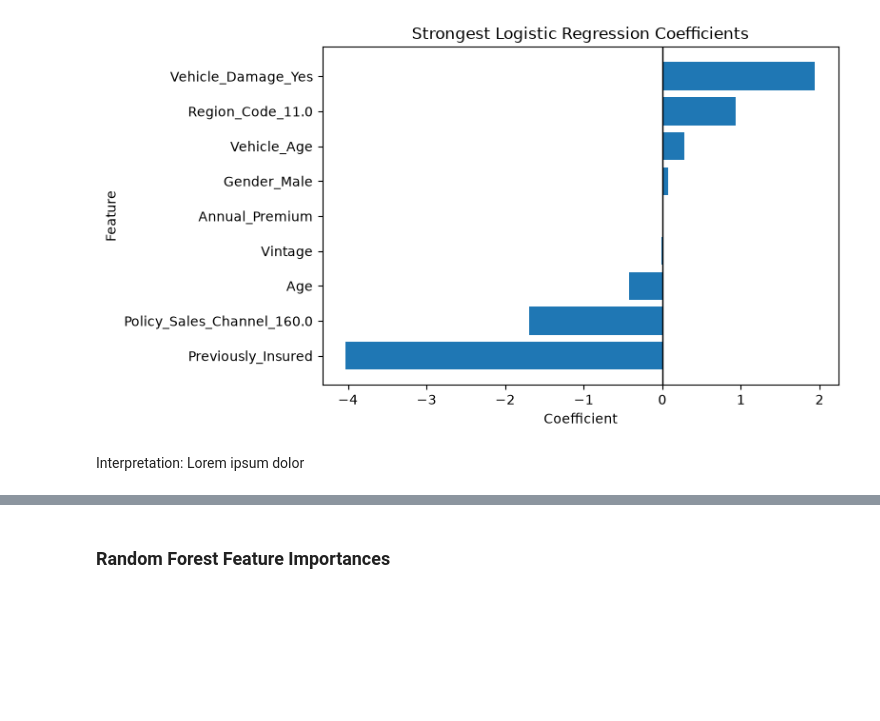
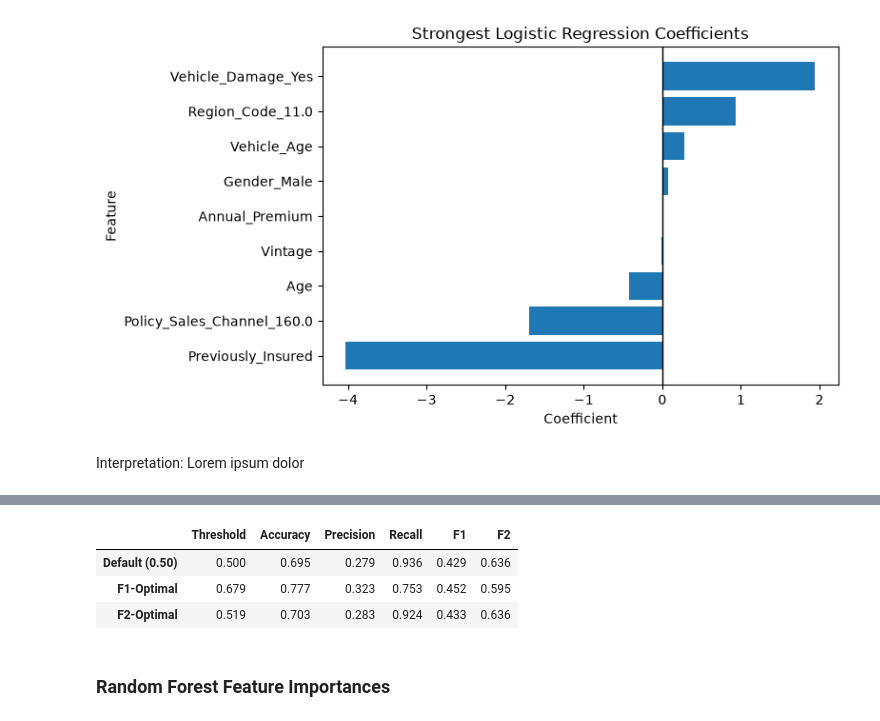
Before and after one commit to asherdata1/health-insurance-cross-sell-prediction, a Jupyter notebook: 02_notebooks/Final_Notebook.ipynb, the cells around one changed output, grey strips where cells are left out. Saved outputs shown, nothing was run; the diff lists cells and outputs as text; code cells hidden in the pictures; blank space fills up the shorter version.

Commit message:
Add F1/F2 threshold optimization and logistic regression evaluation

```diff
--- a/02_notebooks/Final_Notebook.ipynb
+++ b/02_notebooks/Final_Notebook.ipynb
@@ -849,3 +926,50 @@ Interpretation: Lorem ipsum dolor
+# %%
+from sklearn.metrics import (
+    accuracy_score,
+    precision_score,
+    recall_score,
+    f1_score,
+    fbeta_score,
+)
+
+# Generate predicted probabilities on the test set
+y_prob_logreg = logreg_model.predict_proba(X_test)[:, 1]
+
+# Evaluate a threshold
+def evaluate_threshold(threshold):
+
+    y_pred = (y_prob_logreg >= threshold).astype(int)
+
+    return {
+        "Threshold": threshold,
+        "Accuracy": accuracy_score(y_test, y_pred),
+        "Precision": precision_score(y_test, y_pred),
+        "Recall": recall_score(y_test, y_pred),
+        "F1": f1_score(y_test, y_pred),
+        "F2": fbeta_score(y_test, y_pred, beta=2)
+    }
+
+# Compare operating thresholds
+threshold_summary = pd.DataFrame([
+    evaluate_threshold(0.50),
+    evaluate_threshold(f1_threshold),
+    evaluate_threshold(f2_threshold)
+])
+
+threshold_summary.index = [
+    "Default (0.50)",
+    "F1-Optimal",
+    "F2-Optimal"
+]
+
+threshold_summary = threshold_summary.round(3)
+
+display(threshold_summary)
+# %% [output]
+|  | Threshold | Accuracy | Precision | Recall | F1 | F2 |
+| Default (0.50) | 0.500 | 0.695 | 0.279 | 0.936 | 0.429 | 0.636 |
+| F1-Optimal | 0.679 | 0.777 | 0.323 | 0.753 | 0.452 | 0.595 |
+| F2-Optimal | 0.519 | 0.703 | 0.283 | 0.924 | 0.433 | 0.636 |
 # %% [markdown]
 ### Random Forest Feature Importances
 # %% [markdown]
```
Also changed, not shown: parts of 4 cells of this notebook.
